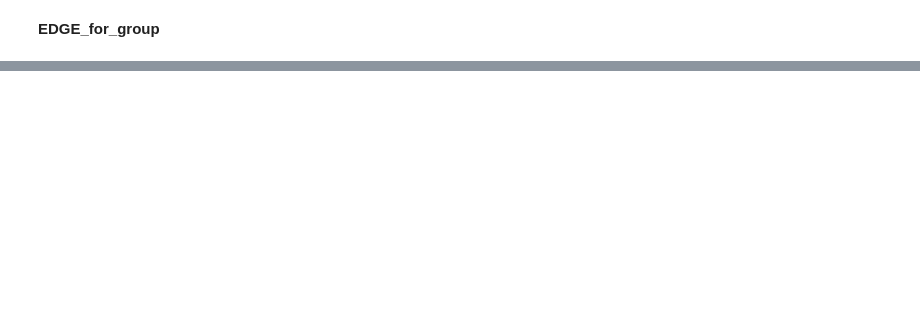
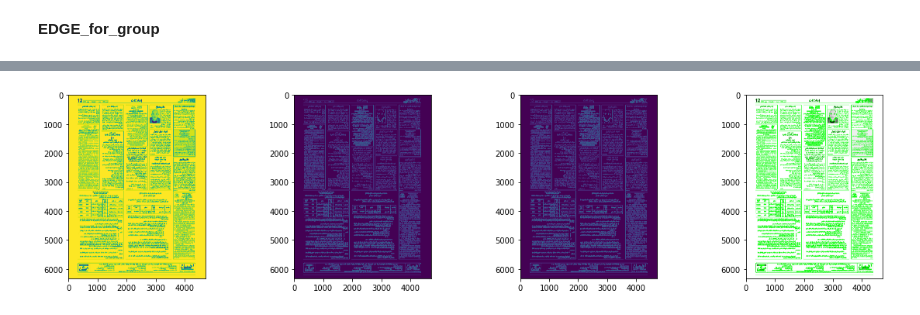
Before and after one commit to Bayrem-ben/colab.github.io, a Jupyter notebook: Projet_article.ipynb, the cells around one changed output, grey strips where cells are left out. Cells and saved outputs as stored; diff of their text form; code cells hidden in the pictures; blank space fills up the shorter version.

```diff
--- a/Projet_article.ipynb
+++ b/Projet_article.ipynb
@@ -305,0 +364,8 @@ plt.show()
+# %%
+# displaying the image after drawing contours
+plt.figure(figsize=(20,20))
+for i in range(len(img_tr)):
+    plt.subplot(5,5,i+1)    # the number of images in the grid is 5*5 (25)
+    plt.imshow(img_tr[i])
+
+plt.show()
@@ -305,0 +374,49 @@ plt.show()
+# %%
+import os
+import cv2
+import imutils
+import numpy as np
+from PIL import Image
+from imutils import face_utils
+import matplotlib.pyplot as plt
+from skimage import io
+from __future__ import print_function
+import cv2 as cv
+import numpy as np
+import argparse
+import random as rng
+
+
+img = os.path.join('/content/drive/My Drive/','ImagesFromPDF/0012.jpg')
+
+l = []
+#dim = (400, 400)
+
+image = cv2.imread(img)
+#image = cv2.resize(image, dim, Image.ANTIALIAS)
+#image = cv2.GaussianBlur(image,(5,5),0)
+
+#gray image conversion
+gray = cv2.cvtColor(image, cv2.COLOR_BGR2GRAY)
+l.append(gray)
+#applying edge detection
+edges = cv2.Canny(gray,50, 200)
+l.append(edges)
+#threshholding
+_, threshold = cv2.threshold(edges, 127,255, cv2.THRESH_BINARY)
+l.append(threshold)
+#countour
+contours, _ = cv2.findContours(threshold, cv2.RETR_TREE, cv2.CHAIN_APPROX_SIMPLE)
+
+cv2.drawContours(image,contours,-1,(0,255,0),3)
+
+l.append(image)
+
+# displaying the image after drawing contours
+plt.figure(figsize=(20,20))
+for i in range(len(l)):
+    plt.subplot(4,4,i+1)    # the number of images in the grid
+    plt.imshow(l[i])
+plt.show()
+# %% [output]
+[figure, added]
```
Also changed, not shown: parts of 5 cells of this notebook.
